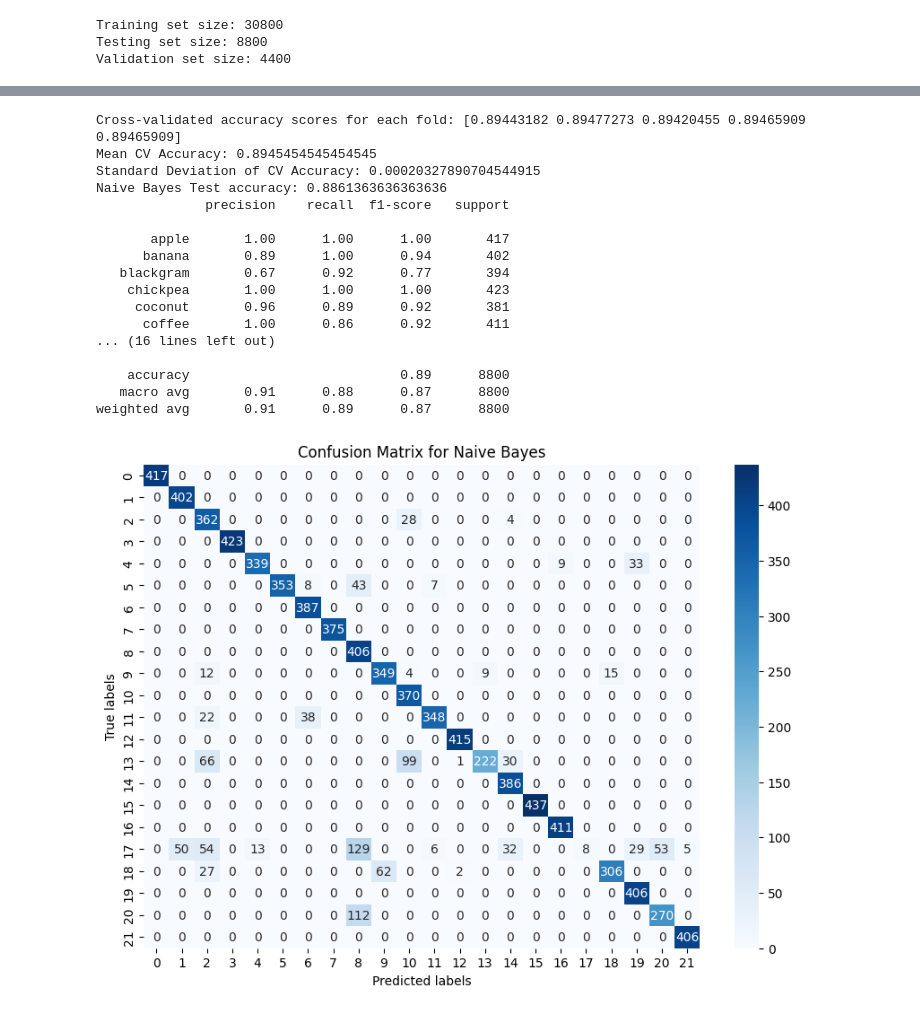
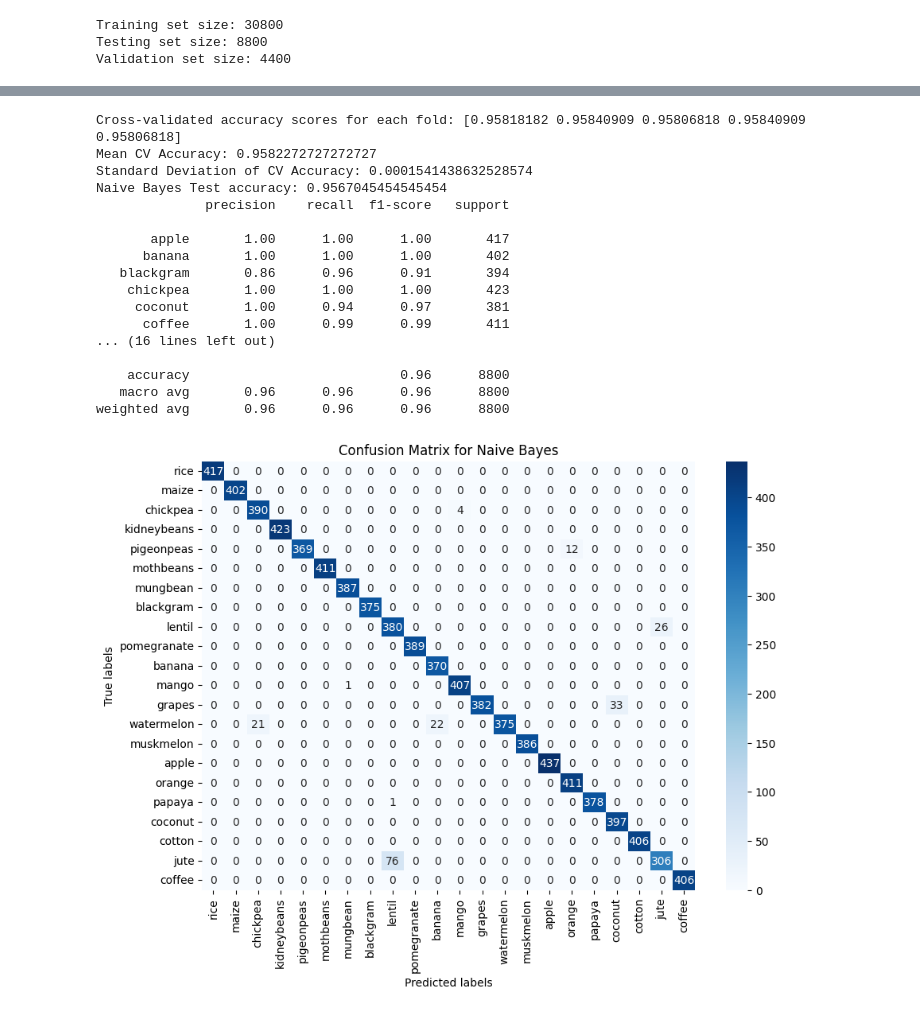
Before and after one commit to qasmendoza/crop-recommendation, a Jupyter notebook: Crops.ipynb, the cells around one changed output, grey strips where cells are left out. Drawn from its saved outputs; the diff is of its cells as text; code cells hidden in the pictures.

```diff
--- a/Crops.ipynb
+++ b/Crops.ipynb
@@ -53,7 +71,7 @@ Testing set size: 8800
 Validation set size: 4400
 # %%
 # Random Forest
-clf_rf = RandomForestClassifier(n_estimators=50, max_depth=6, max_features=5, random_state=0)
+clf_rf = RandomForestClassifier(n_estimators=90, max_depth=6, max_features=4, random_state=0)
 clf_rf.fit(X_train_temp, y_train_temp)
 
 # Perform 5-fold cross-validation
@@ -79,9 +97,12 @@ n_classes = y_bin_test.shape[1]
 # Compute the confusion matrix
 conf_mat_rf = confusion_matrix(y_test, y_pred_rf)
 
+# Extract unique class labels
+class_labels = data['label'].unique()
+
 # Plot using Seaborn
 plt.figure(figsize=(10,7))
-sns.heatmap(conf_mat_rf, annot=True, fmt="d", cmap='Blues')
+sns.heatmap(conf_mat_rf, annot=True, fmt="d", cmap='Blues', xticklabels=class_labels, yticklabels=class_labels)
 plt.xlabel('Predicted labels')
 plt.ylabel('True labels')
 plt.title('Confusion Matrix for Random Forest')
@@ -141,7 +162,7 @@ weighted avg       0.96      0.94      0.93      8800
 # %%
 # Set var_smoothing parameter for regularization; you can adjust the value as needed
 # Naive Bayes with regularization
-var_smoothing_value = 1e-0
+var_smoothing_value = 1e-1
 clf_nb = GaussianNB(var_smoothing=var_smoothing_value)
 
 # Perform 5-fold cross-validation
@@ -167,11 +188,14 @@ y_bin_pred_nb = label_binarize(y_pred_nb, classes=data['label'].unique())
 n_classes = y_bin_test.shape[1]
 
 # Compute the confusion matrix
-conf_mat_nb = confusion_matrix(y_test, y_pred_nb)
+conf_mat_nb = confusion_matrix(y_test, y_pred_rf)
+
+# Extract unique class labels
+class_labels = data['label'].unique()
 
 # Plot using Seaborn
 plt.figure(figsize=(10,7))
-sns.heatmap(conf_mat_nb, annot=True, fmt="d", cmap='Blues')
+sns.heatmap(conf_mat_nb, annot=True, fmt="d", cmap='Blues', xticklabels=class_labels, yticklabels=class_labels)
 plt.xlabel('Predicted labels')
 plt.ylabel('True labels')
 plt.title('Confusion Matrix for Naive Bayes')
@@ -193,45 +217,45 @@ plt.show()
 # all_fpr_nb = np.unique(np.concatenate([fpr_nb[i] for i in range(n_classes_nb)]))
 # mean_tpr_nb = np.zeros_like(all_fpr_nb)
 # for i in range(n_classes_nb):
 #     mean_tpr_nb += np.interp(all_fpr_nb, fpr_nb[i], tpr_nb[i])
 # mean_tpr_nb /= n_classes_nb
 
 # fpr_nb["macro"] = all_fpr_nb
 # tpr_nb["macro"] = mean_tpr_nb
 # roc_auc_nb["macro"] = auc(fpr_nb["macro"], tpr_nb["macro"])
 
 # print("Naive Bayes Macro-average of ROC curve on Test Set:", roc_auc_nb["macro"])
 
 # # Plot the ROC curve
 # plt.figure()
 # plt.plot(fpr_nb["macro"], tpr_nb["macro"],
 #          label='macro-average ROC curve (area = {0:0.2f})'
 #                ''.format(roc_auc_nb["macro"]),
 #          color='navy', linestyle=':', linewidth=4)
 # plt.xlabel('False Positive Rate')
 # plt.ylabel('True Positive Rate')
 # plt.title('Receiver Operating Characteristic Curve for Naive Bayes')
 # plt.legend(loc="lower right")
 # plt.show()
 # %% [output]
-Cross-validated accuracy scores for each fold: [0.89443182 0.89477273 0.89420455 0.89465909 0.89465909]
-Mean CV Accuracy: 0.8945454545454545
-Standard Deviation of CV Accuracy: 0.00020327890704544915
-Naive Bayes Test accuracy: 0.8861363636363636
+Cross-validated accuracy scores for each fold: [0.95818182 0.95840909 0.95806818 0.95840909 0.95806818]
+Mean CV Accuracy: 0.9582272727272727
+Standard Deviation of CV Accuracy: 0.0001541438632528574
+Naive Bayes Test accuracy: 0.9567045454545454
               precision    recall  f1-score   support
 
        apple       1.00      1.00      1.00       417
-      banana       0.89      1.00      0.94       402
-   blackgram       0.67      0.92      0.77       394
+      banana       1.00      1.00      1.00       402
+   blackgram       0.86      0.96      0.91       394
     chickpea       1.00      1.00      1.00       423
-     coconut       0.96      0.89      0.92       381
-      coffee       1.00      0.86      0.92       411
+     coconut       1.00      0.94      0.97       381
+      coffee       1.00      0.99      0.99       411
 ... (16 lines left out)
 
-    accuracy                           0.89      8800
-   macro avg       0.91      0.88      0.87      8800
-weighted avg       0.91      0.89      0.87      8800
+    accuracy                           0.96      8800
+   macro avg       0.96      0.96      0.96      8800
+weighted avg       0.96      0.96      0.96      8800
-[figure, old version]
+[figure, new version]
 # %%
 # Use pipeline to ensure that the data is scaled before applying SVM
 clf_svm = make_pipeline(
```
Also changed, not shown: parts of 7 cells of this notebook.
